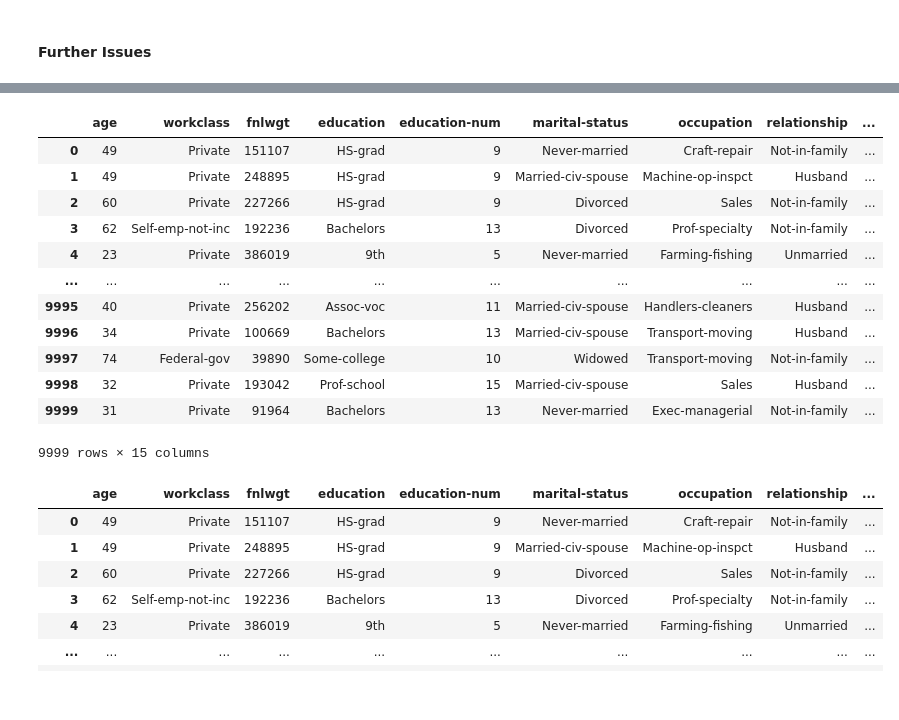
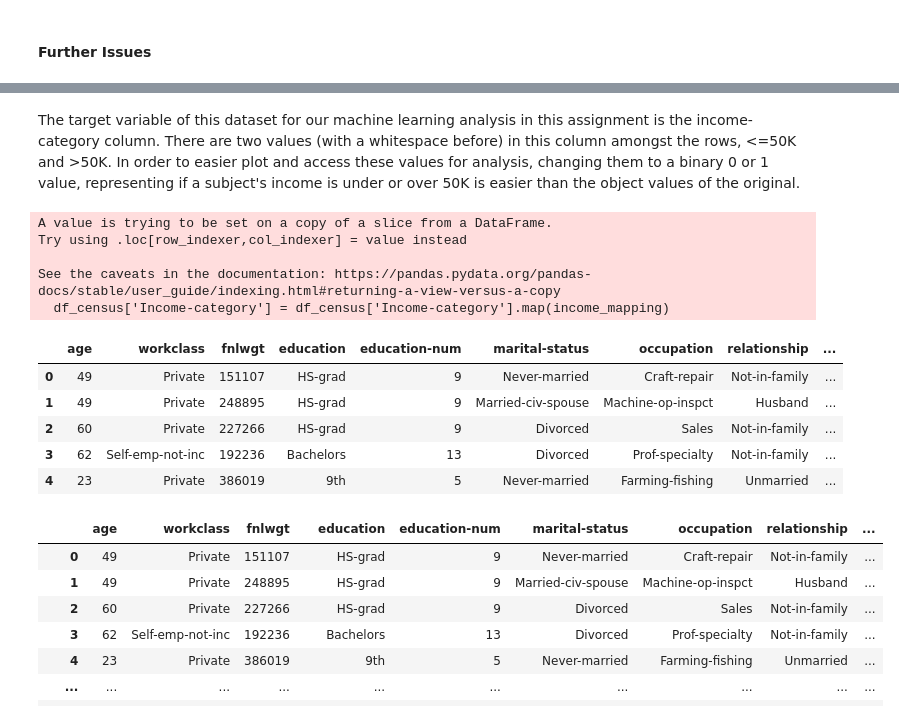
Before and after one commit to dandex200/COMP47490_Machine_Learning, a Jupyter notebook: Assignment_2/ML_A2.ipynb, the cells around one changed output, grey strips where cells are left out. Saved outputs shown, nothing was run; the diff lists cells and outputs as text; code cells hidden in the pictures.

```diff
--- a/Assignment_2/ML_A2.ipynb
+++ b/Assignment_2/ML_A2.ipynb
@@ -113,21 +123,22 @@ array(['<=50K', '>50K'], dtype=object)
+# %% [markdown]
+The target variable of this dataset for our machine learning analysis in this assignment is the income-category column. There are two values (with a whitespace before) in this column amongst the rows, <=50K and >50K. In order to easier plot and access these values for analysis, changing them to a binary 0 or 1 value, representing if a subject's income is under or over 50K is easier than the object values of the original.
 # %%
-col_vals = {'<=50K': 0, '>50K': 1}
+#Create Binary Values in Income-Category column
+col_vals = {' <=50K': 0, ' >50K': 1}
 df_census['Income-category'] = df_census['Income-category'].map(col_vals)
-df_census
+df_census.head()
 # %% [output]
+A value is trying to be set on a copy of a slice from a DataFrame.
+Try using .loc[row_indexer,col_indexer] = value instead
+
+See the caveats in the documentation: https://pandas.pydata.org/pandas-docs/stable/user_guide/indexing.html#returning-a-view-versus-a-copy
+  df_census['Income-category'] = df_census['Income-category'].map(income_mapping)
 |  | age | workclass | fnlwgt | education | education-num | marital-status | occupation | relationship | ... |
 | 0 | 49 | Private | 151107 | HS-grad | 9 | Never-married | Craft-repair | Not-in-family | ... |
 | 1 | 49 | Private | 248895 | HS-grad | 9 | Married-civ-spouse | Machine-op-inspct | Husband | ... |
 | 2 | 60 | Private | 227266 | HS-grad | 9 | Divorced | Sales | Not-in-family | ... |
 | 3 | 62 | Self-emp-not-inc | 192236 | Bachelors | 13 | Divorced | Prof-specialty | Not-in-family | ... |
 | 4 | 23 | Private | 386019 | 9th | 5 | Never-married | Farming-fishing | Unmarried | ... |
-| ... | ... | ... | ... | ... | ... | ... | ... | ... | ... |
-| 9995 | 40 | Private | 256202 | Assoc-voc | 11 | Married-civ-spouse | Handlers-cleaners | Husband | ... |
-| 9996 | 34 | Private | 100669 | Bachelors | 13 | Married-civ-spouse | Transport-moving | Husband | ... |
-| 9997 | 74 | Federal-gov | 39890 | Some-college | 10 | Widowed | Transport-moving | Not-in-family | ... |
-| 9998 | 32 | Private | 193042 | Prof-school | 15 | Married-civ-spouse | Sales | Husband | ... |
-| 9999 | 31 | Private | 91964 | Bachelors | 13 | Never-married | Exec-managerial | Not-in-family | ... |
-9999 rows × 15 columns
 # %%
 #Remove Whitespace from object columns
 df_census = df_census.applymap(lambda x: x.strip() if isinstance(x, str) else x)
```
Also changed, not shown: parts of 13 cells of this notebook.
